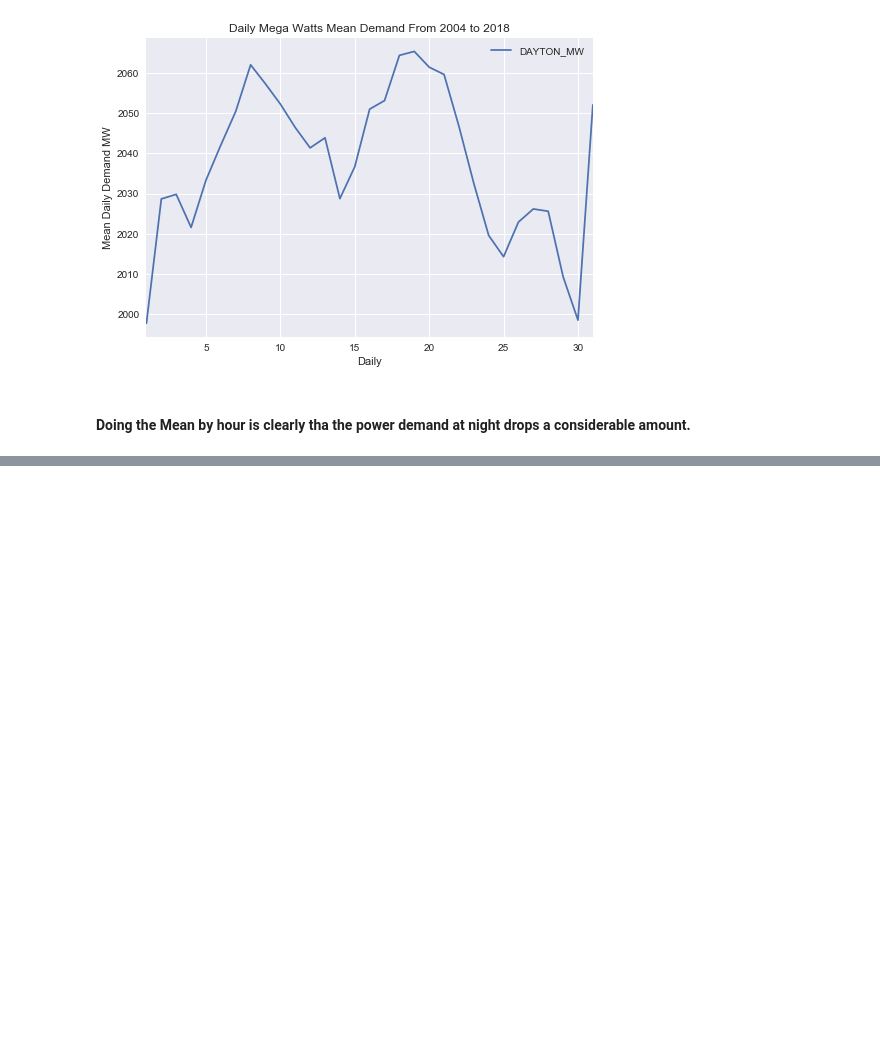
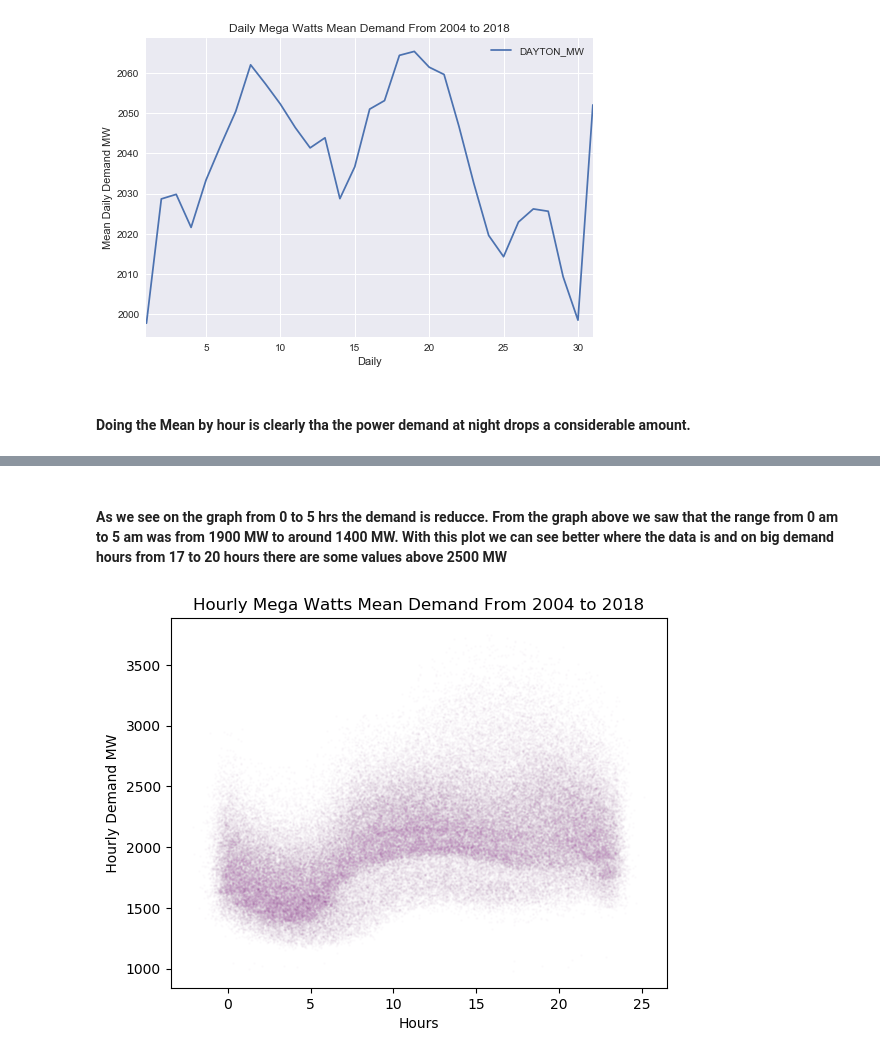
Before and after one commit to butonman/Hourly-Grid-Energy-Consumption, a Jupyter notebook: Energy Consumption Analysis.ipynb, the cells around one changed output, grey strips where cells are left out. Drawn from its saved outputs; the diff is of its cells as text; code cells hidden in the pictures; blank space fills up the shorter version.

```diff
--- a/Energy Consumption Analysis.ipynb
+++ b/Energy Consumption Analysis.ipynb
@@ -177,0 +181,9 @@ Text(0.5, 1.0, 'Hourly Mega Watts Mean Demand From 2004 to 2018')
+# %%
+#Create a new column named "hours" with only the hours
+df["hours"]=df['date'].dt.strftime("%H")
+df.head()
+#change the hours to an integer so that we can do some plots
+#use .to_numeric method
+hours_num=pd.to_numeric(df['hours'])
+df['hours']=hours_num
+df.head()
@@ -177,0 +197,15 @@ Text(0.5, 1.0, 'Hourly Mega Watts Mean Demand From 2004 to 2018')
+# %% [markdown]
+#### As we see on the graph from 0 to 5 hrs the demand is reducce. From the graph above we saw that the  range from 0 am to 5 am was from 1900 MW to around 1400 MW. With this plot we can see better where the data is and on big demand hours from 17 to 20 hours there are some values above 2500 MW
+# %%
+plt.style.use('default')
+
+#insert some jitter on the data
+j_hours=df['hours']+np.random.normal(0,0.5,size=len(df['hours']))
+j_demand=df['DAYTON_MW']+np.random.normal(0,0.5,size=len(df['DAYTON_MW']))
+plt.xlabel("Hours")
+plt.ylabel(" Hourly Demand MW ")
+plt.title("Hourly Mega Watts Mean Demand From 2004 to 2018")
+plt.plot(j_hours,j_demand,'o',markersize=1,alpha=.01,color='purple')
+plt.show()
+# %% [output]
+[figure, added]
```
Also changed, not shown: parts of 3 cells of this notebook.
